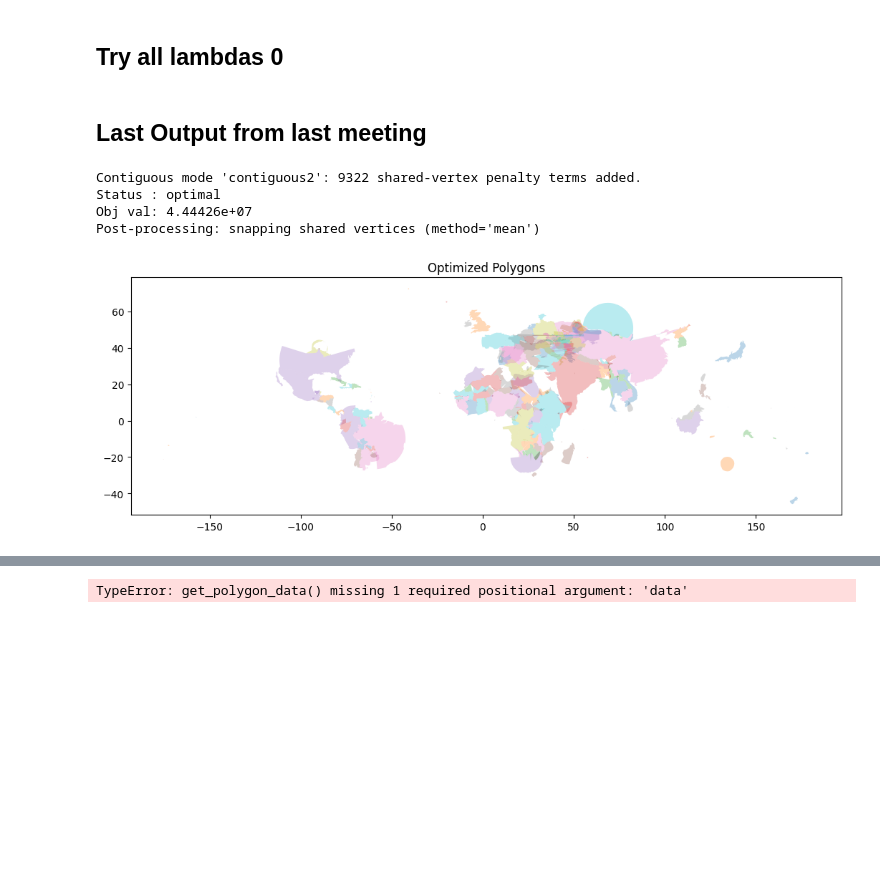
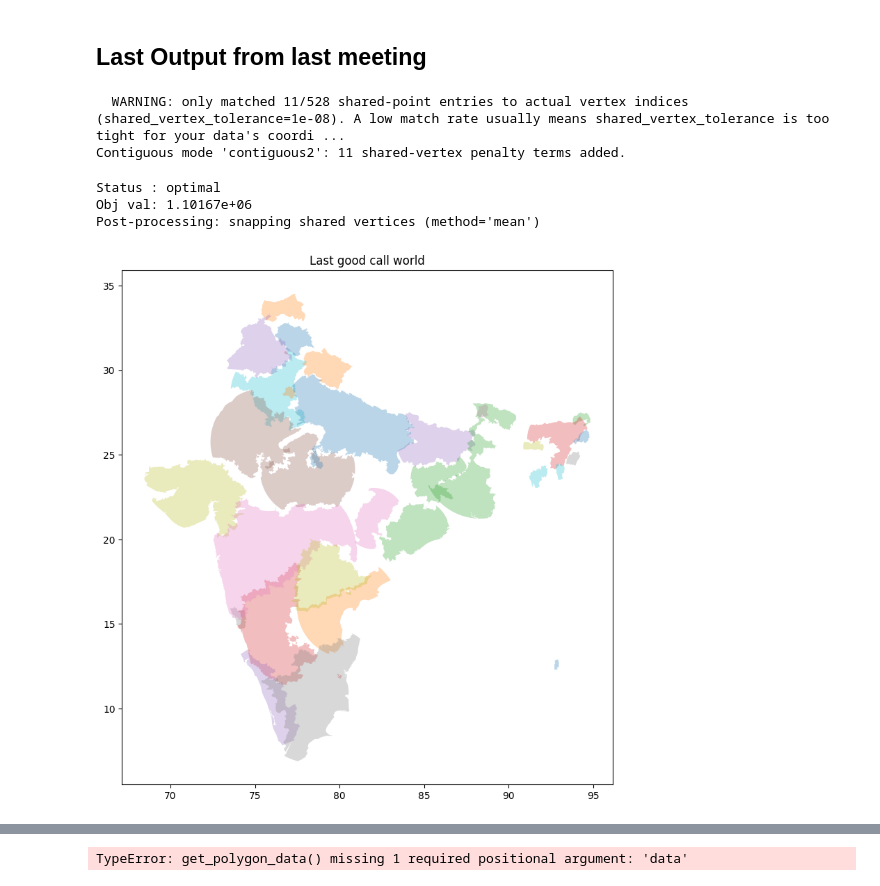
Before and after one commit to kuenem/Cartogram-Framework, a Jupyter notebook: Cartogram Framework/notebooks/exploration.ipynb, the cells around one changed output, grey strips where cells are left out. Saved outputs shown, nothing was run; the diff lists cells and outputs as text; code cells hidden in the pictures; blank space fills up the shorter version.

```diff
--- a/Cartogram Framework/notebooks/exploration.ipynb
+++ b/Cartogram Framework/notebooks/exploration.ipynb
@@ -18,8 +20,19 @@ from src.tests import *
 # %%
 region = 'contiguous/world'
 level = 'original_world'
+year = 2016
+region = 'india'
+level = 'states'
+year = '2015-16'
 # region = 'usa'
 # level = 'states'
+year = 2016
+# region = 'taiwan'
+# level = 'states'
+year = 2016
 # %%
-data, polygons, target_areas, target_positions, names, centroid = loader(region, level, year=2016)
+data, polygons, target_areas, target_positions, names, centroid = loader(region, level, year="2015-16")
+region_names = [k for k in data if k != "__meta__"]
+polygons = []
+polygons = [np.asarray(data[name]["polygon"]) for name in region_names]
 # %% [output]
@@ -316,2 +301,0 @@ Obj val: 4.44426e+07
-# %% [markdown]
-## Try all lambdas 0
@@ -377,41 +309,42 @@ new_data = CartogramFramework_global(
     shape           = "contiguous2",
     target_centers  = target_positions,
     horizontal_pairs = horizontal_pairs,
     vertical_pairs   = vertical_pairs,
-    neighboring_pairs = neighbouring_pairs(polygons),
-    shared_vertices_of_neighbors = shared_vertices_of_neighbors(polygons),
+    neighboring_pairs = neighbouring_pairs(polygons, tolerance=10),
+    shared_vertices_of_neighbors = shared_vertices_of_neighbors(polygons, tolerance=10e10),
 
     lambda_shape      = 0.5,
     lambda_area       = 1.0,
     lambda_center     = 0.0,
     lambda_topology   = 0.0,
     lambda_contiguous = 80.0,
     soft_mean_scale   = True,
     lambda_mean_scale = 1e4,
     t_min = 0.01,
     t_max = 1.5,
     lambda_vertex_distance = 10.0,
     vertex_distance_margin = 1.5,
     lambda_repulsion  = 0.0,
     contiguous_area_ratio_cap = np.inf,
     contiguous_use_topology   = False,
     gamma = 1.0,
     beta  = 1.0,
     alpha = 1.0,
     epsilon = 1e-2,
     b       = 1e-2,
 
     # ── Post-processing ───────────────────────────────────────────
     postprocess_contiguous  = True,     # flip to False to skip entirely
     postprocess_snap_method = "mean",   # midpoint snap on shared vertices
 )
-plot_polys_data(new_data, title="Optimized Polygons", centroids=False, legend=False, target_centers=None)
+plot_polys_data(new_data, title="Last good call world", centroids=False, legend=False, target_centers=None, svg=True)
 # %% [output]
-Contiguous mode 'contiguous2': 9322 shared-vertex penalty terms added.
-Status : optimal
-Obj val: 4.44426e+07
-Post-processing: snapping shared vertices (method='mean')
+  WARNING: only matched 11/528 shared-point entries to actual vertex indices (shared_vertex_tolerance=1e-08). A low match rate usually means shared_vertex_tolerance is too tight for your data's coordi ...
+Contiguous mode 'contiguous2': 11 shared-vertex penalty terms added.
+Status : optimal
+Obj val: 1.10167e+06
+Post-processing: snapping shared vertices (method='mean')
-[figure, old version]
+[figure, new version]
 # %%
 new_data = CartogramFramework_global(
     data        = data,
```
Also changed, not shown: parts of 21 cells of this notebook, 57 other files.
